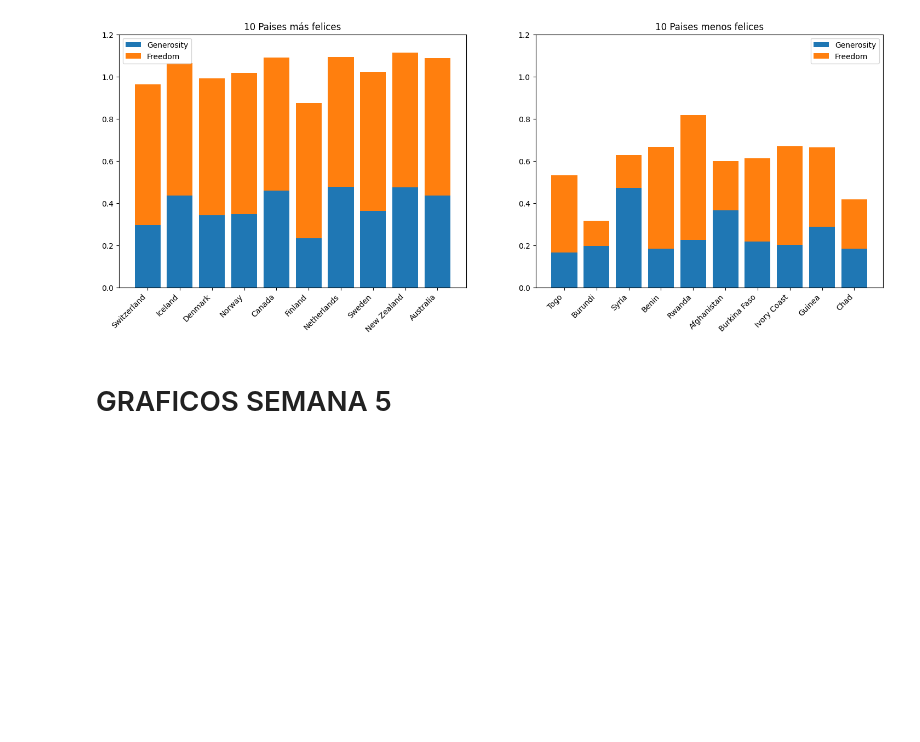
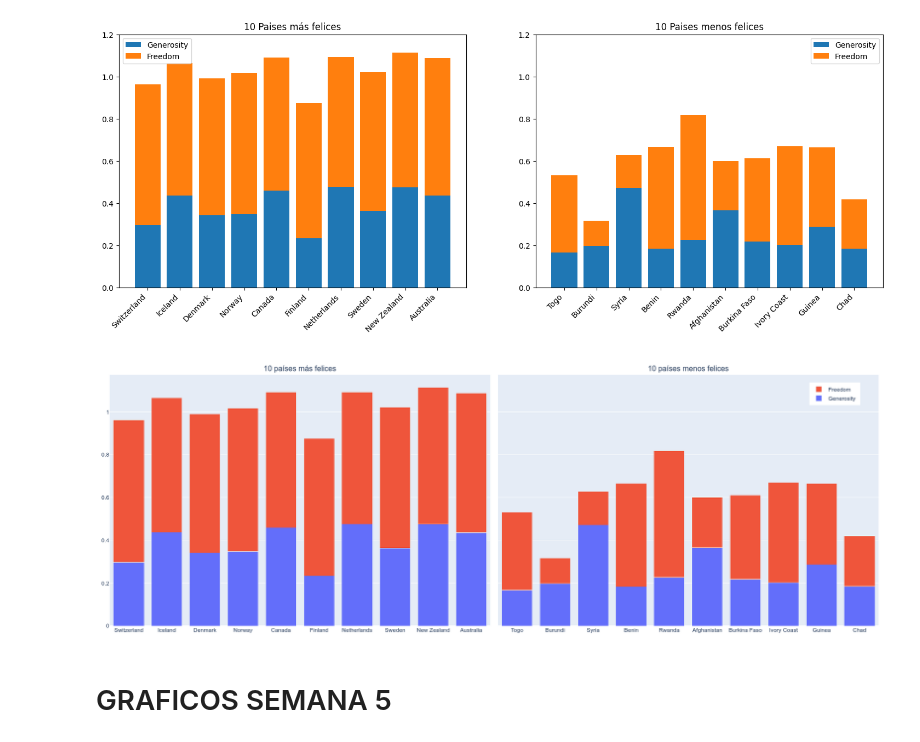
Before and after one commit to PapConAbrilar/Proyecto_Happiness, a Jupyter notebook: Proyecto.ipynb, the cells around one changed output. Drawn from its saved outputs; the diff is of its cells as text; code cells hidden in the pictures; blank space fills up the shorter version.

Commit message:
Add files via upload
graficos stacked bar plotly

```diff
--- a/Proyecto.ipynb
+++ b/Proyecto.ipynb
@@ -170,6 +190,34 @@ plt.ylim(0, 1.2)
 plt.show()
 # %% [output]
 [figure]
+# %%
+fig1 = px.bar(datos_fel, x="Country", y=['Generosity','Freedom'])
+fig2 = px.bar(datos_feli, x="Country", y=['Generosity','Freedom'])
+fig = make_subplots(
+    rows=1,
+    cols=2,
+    shared_yaxes=True,
+    subplot_titles=('10 países más felices','10 países menos felices'),
+    horizontal_spacing=0.01
+)
+for trace in fig1.data:
+    trace.legendgroup = 'group1'
+    trace.showlegend = False
+    fig.add_trace(trace,row=1,col=1)
+for trace in fig2.data:
+    trace.legendgroup = 'group2'
+    fig.add_trace(trace,row=1,col=2)
+
+fig.update_layout(
+    height=600,
+    barmode='stack',
+    legend1=dict(x=0.91,y=0.97),
+    margin=dict(l=20,r=20,t=40,b=10),
+    # xaxis_tickangle=0
+)
+fig.show()
+# %% [output]
+[figure, added]
 # %%
 x = datos['Economy (GDP per Capita)']
 y = datos['Happiness Score']
```
Also changed, not shown: parts of 3 cells of this notebook.
